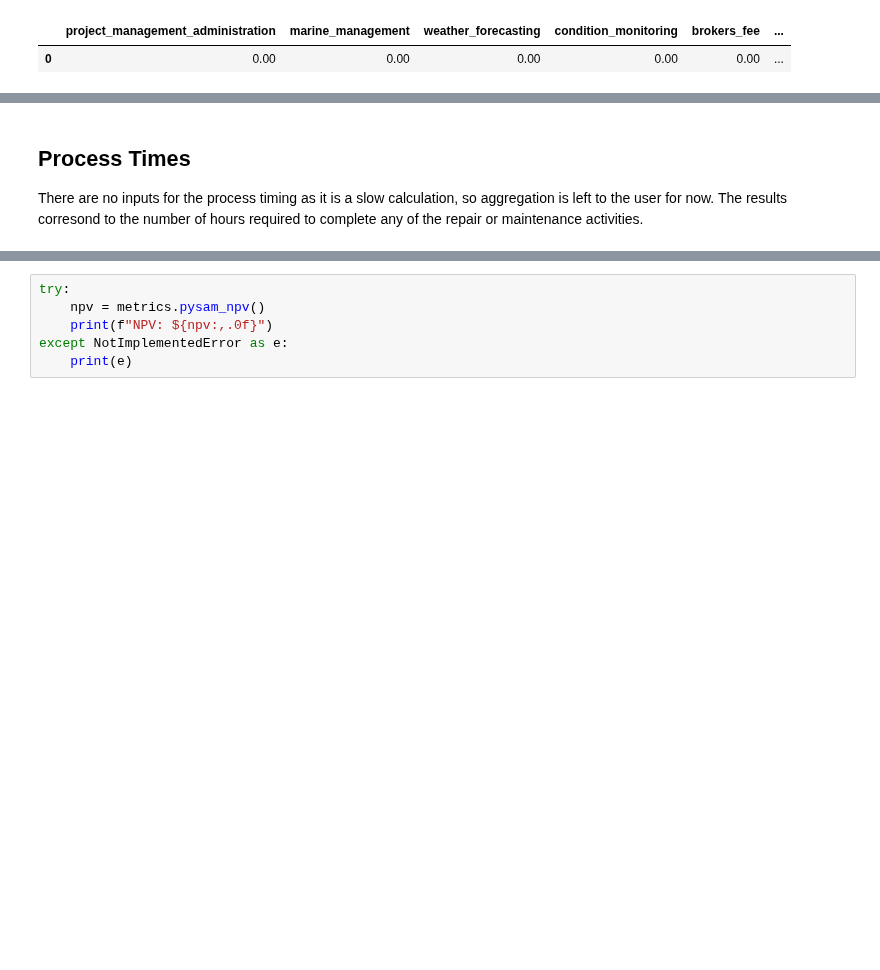
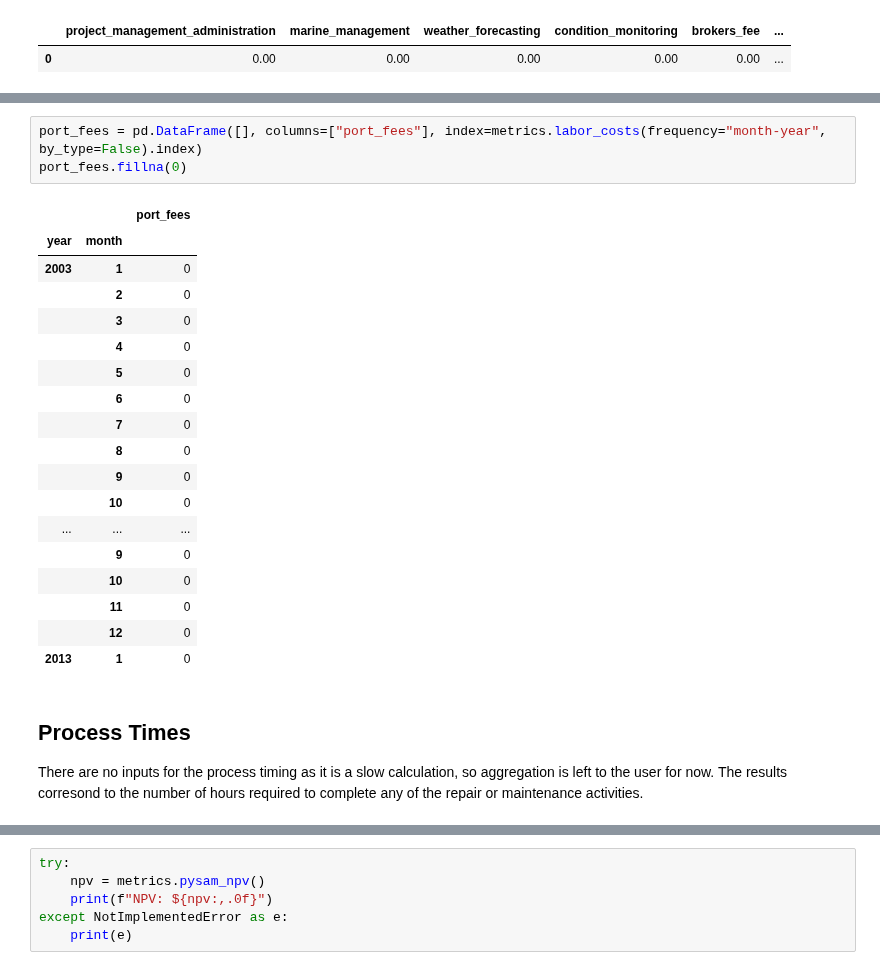
Before and after one commit to WISDEM/WOMBAT, a Jupyter notebook: docs/source/examples/metrics_demonstration.ipynb, the cells around one changed output, grey strips where cells are left out. Drawn from its saved outputs; the diff is of its cells as text; blank space fills up the shorter version.

```diff
--- a/docs/source/examples/metrics_demonstration.ipynb
+++ b/docs/source/examples/metrics_demonstration.ipynb
@@ -782,4 +995,27 @@ metrics.project_fixed_costs(frequency="annual", resolution="medium")
+# %%
+port_fees = pd.DataFrame([], columns=["port_fees"], index=metrics.labor_costs(frequency="month-year", by_type=False).index)
+port_fees.fillna(0)
+# %% [output]
+|  |  | port_fees |
+| year | month |  |
+| 2003 | 1 | 0 |
+|  | 2 | 0 |
+|  | 3 | 0 |
+|  | 4 | 0 |
+|  | 5 | 0 |
+|  | 6 | 0 |
+|  | 7 | 0 |
+|  | 8 | 0 |
+|  | 9 | 0 |
+|  | 10 | 0 |
+| ... | ... | ... |
+|  | 9 | 0 |
+|  | 10 | 0 |
+|  | 11 | 0 |
+|  | 12 | 0 |
+| 2013 | 1 | 0 |
 # %% [markdown]
+<a id="process-times"></a>
 ## Process Times
 
 There are no inputs for the process timing as it is a slow calculation, so aggregation is left to the user for now. The results corresond to the number of hours required to complete any of the repair or maintenance activities.
```
Also changed, not shown: parts of 70 cells of this notebook, 23 other files.
